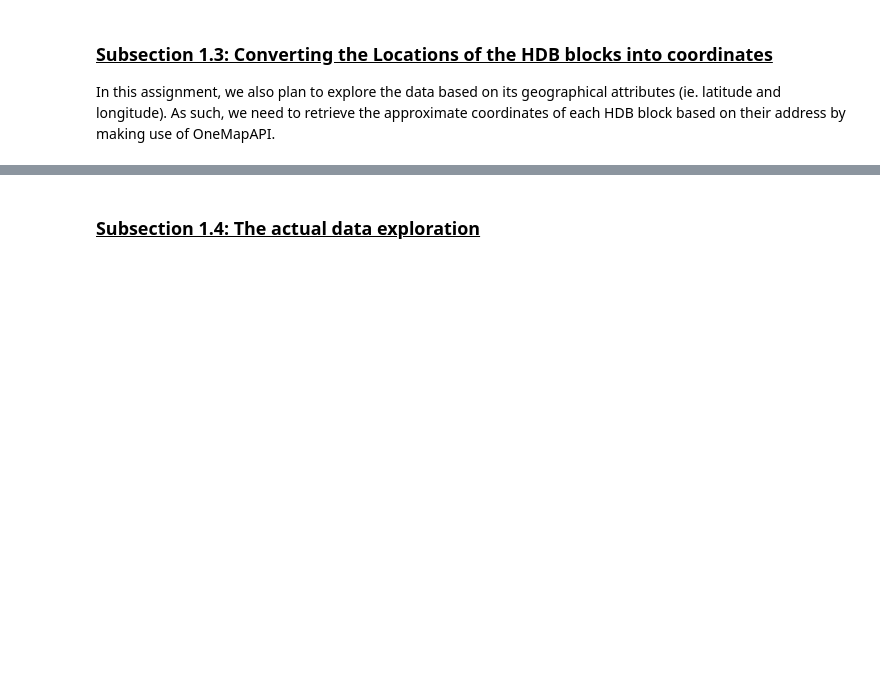
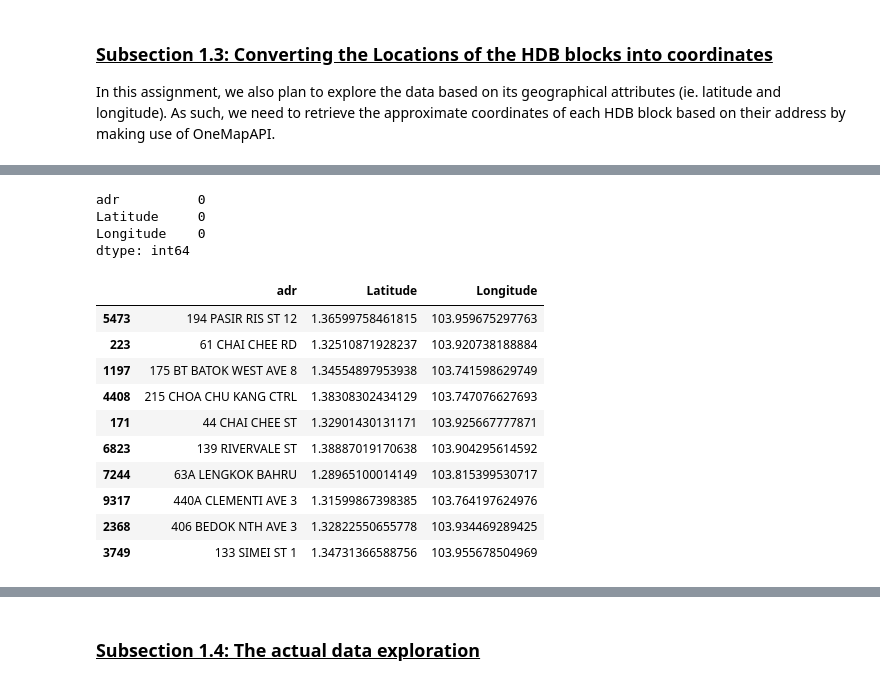
Before and after one commit to coord-geom/cs5131-assignment1, a Jupyter notebook: main.ipynb, the cells around one changed output, grey strips where cells are left out. Saved outputs shown, nothing was run; the diff lists cells and outputs as text; code cells hidden in the pictures; blank space fills up the shorter version.

```diff
--- a/main.ipynb
+++ b/main.ipynb
@@ -348,0 +430,20 @@ fPC
+# %%
+print(flatLocation.isnull().sum())
+flatLocation.to_csv('flatLocation.csv')
+flatLocation.sample(10)
+# %% [output]
+adr          0
+Latitude     0
+Longitude    0
+dtype: int64
+|  | adr | Latitude | Longitude |
+| 5473 | 194 PASIR RIS ST 12 | 1.36599758461815 | 103.959675297763 |
+| 223 | 61 CHAI CHEE RD | 1.32510871928237 | 103.920738188884 |
+| 1197 | 175 BT BATOK WEST AVE 8 | 1.34554897953938 | 103.741598629749 |
+| 4408 | 215 CHOA CHU KANG CTRL | 1.38308302434129 | 103.747076627693 |
+| 171 | 44 CHAI CHEE ST | 1.32901430131171 | 103.925667777871 |
+| 6823 | 139 RIVERVALE ST | 1.38887019170638 | 103.904295614592 |
+| 7244 | 63A LENGKOK BAHRU | 1.28965100014149 | 103.815399530717 |
+| 9317 | 440A CLEMENTI AVE 3 | 1.31599867398385 | 103.764197624976 |
+| 2368 | 406 BEDOK NTH AVE 3 | 1.32822550655778 | 103.934469289425 |
+| 3749 | 133 SIMEI ST 1 | 1.34731366588756 | 103.955678504969 |
```
Also changed, not shown: parts of 12 cells of this notebook, 1 other file.
